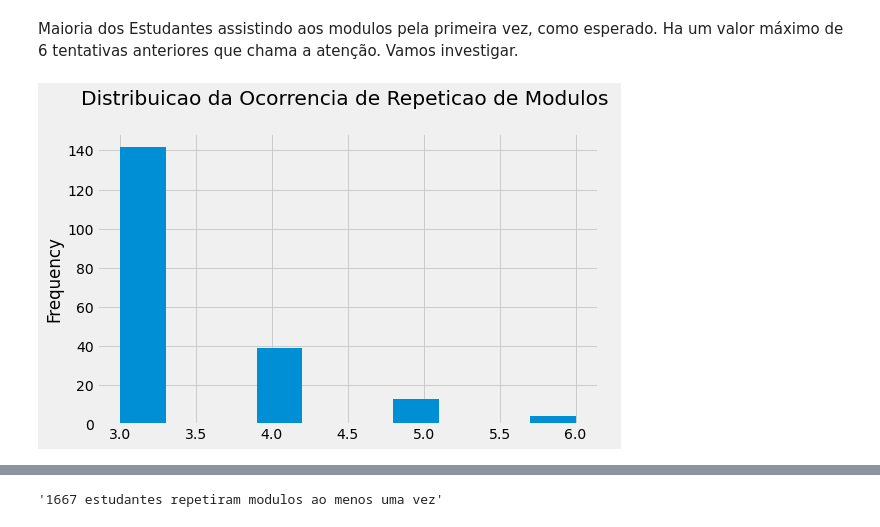
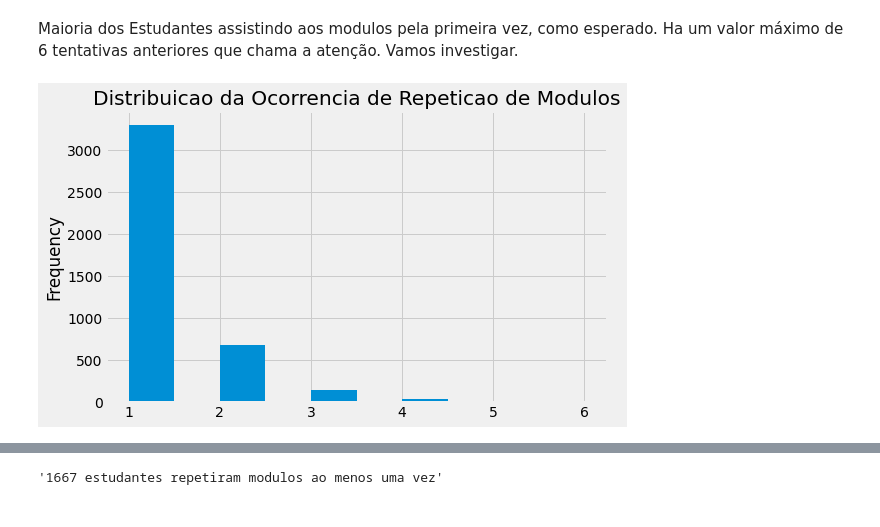
Before and after one commit to Schots/OULAD-Trybe, a Jupyter notebook: Trybe-Oulad-Experimentos.ipynb, the cells around one changed output, grey strips where cells are left out. Drawn from its saved outputs; the diff is of its cells as text; code cells hidden in the pictures.

```diff
--- a/Trybe-Oulad-Experimentos.ipynb
+++ b/Trybe-Oulad-Experimentos.ipynb
@@ -1,15 +1,36 @@
 # %%
 # Imports
+from utils import (plot_mean_bar,get_target,categorical_cardinality,categorical_mean,numerical_mean)
 import pandas as pd
+import numpy as np
 import matplotlib.pyplot as plt
+import seaborn as sns
 from collections import Counter
 from pathlib import Path
 import os
 from IPython.display import display
+from sklearn import set_config
+from sklearn.model_selection import train_test_split,StratifiedKFold
+from sklearn.ensemble import RandomForestClassifier
+from sklearn.dummy import DummyClassifier
+from sklearn.compose import make_column_transformer
+from sklearn.pipeline import make_pipeline
+from sklearn.preprocessing import OneHotEncoder
+from sklearn.impute import SimpleImputer
 
 # Notebook Settings
 plt.style.use('fivethirtyeight')
 plt.rcParams['figure.figsize'] = [8, 5]
+set_config(display="diagram")
 
-# Input Files
+############# Caminhos dos Arquivos de Entrada ########################
+
+input_folder = ".."
 studentInfo = "studentInfo.csv"
+
+#######################################################################
+
+############## Parametros Gerais ############################
+
+TEST_SIZE = 0.10
+RANDOM_SEED = 42
@@ -80,5 +47,5 @@ Responder a essa pergunta com antecedência pode ajudar alguns estudantes a desv
 # %%
-info = pd.read_csv(Path("..",studentInfo),low_memory=False) # arquivo encontra-se uma pasta acima ../
+info = pd.read_csv(Path(input_folder,studentInfo),low_memory=False)
 # %%
 f'Info Dataset Contem {info.shape[0]} linhas e {info.shape[1]} colunas'
 # %% [output]
@@ -108,7 +75,12 @@ info.describe()
 # %% [markdown]
 Maioria dos Estudantes assistindo aos modulos pela primeira vez, como esperado. Ha um valor máximo de 6 tentativas anteriores que chama a atenção. Vamos investigar.
 # %%
-ax = info.query("num_of_prev_attempts >=3")['num_of_prev_attempts'].plot(kind = 'hist')
-_= ax.set_title("Distribuicao da Ocorrencia de Repeticao de Modulos \n")
+ax = (
+       info.query("num_of_prev_attempts >=1")['num_of_prev_attempts']
+       .plot(kind = 'hist')
+     )
+
+_= ax.set_title("Distribuicao da Ocorrencia de Repeticao de Modulos")
+_= ax.set_xticks(np.arange(1,7))
 # %% [output]
-[figure, old version]
+[figure, new version]
```
Also changed, not shown: parts of 45 cells of this notebook.
